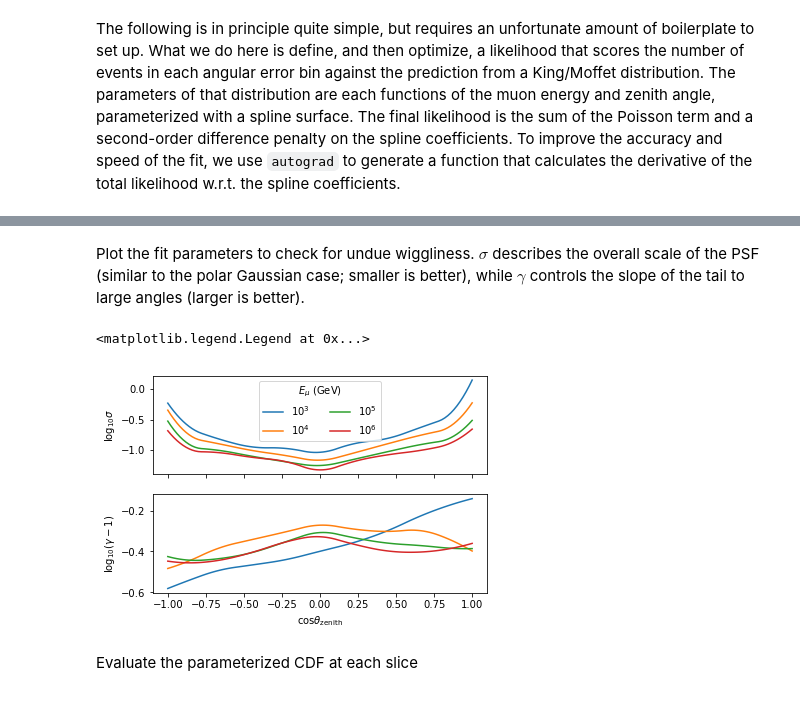
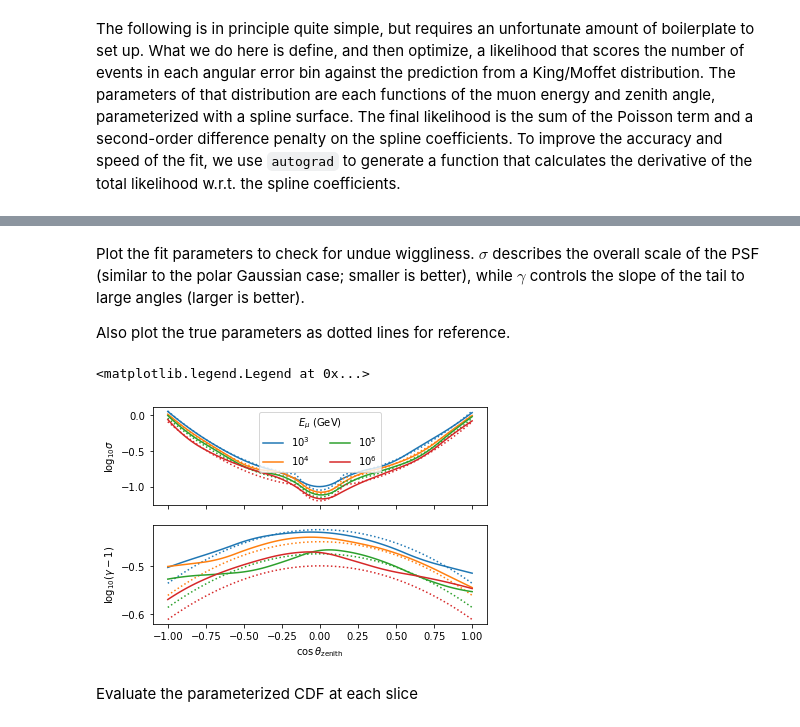
Before and after one commit to icecube/toise, a Jupyter notebook: notebooks/data preparation/PSF fitting.ipynb, the cells around one changed output, grey strips where cells are left out. Cells and saved outputs as stored; diff of their text form; code cells hidden in the pictures.

Commit message:
Add dummy dataset for PSF fitting

```diff
--- a/notebooks/data preparation/PSF fitting.ipynb
+++ b/notebooks/data preparation/PSF fitting.ipynb
@@ -21,0 +78,3 @@ Load a event properties from an HDF5 file
+# %%
+dataset = DummyDataset()
+dats = dataset.sample(size=100000)
@@ -60,5 +123,3 @@ def load_dataset(hdf_fname):
-# %%
-dats = load_dataset('/Users/jakob/Documents/IceCube/metaprojects/icerec-lite/build/ErrorEstimator_GEN2.hdf5')
 # %% [markdown]
 Get a feeling for the range of energies and zenith angles we're dealing with
 # %%
@@ -269,20 +332,29 @@ splines = fit_psf(bins, counts, smooth=1)
 # %% [markdown]
 Plot the fit parameters to check for undue wiggliness. $\sigma$ describes the overall scale of the PSF (similar to the polar Gaussian case; smaller is better), while $\gamma$ controls the slope of the tail to large angles (larger is better).
+
+Also plot the true parameters as dotted lines for reference.
 # %%
 x = np.linspace(-1, 1, 101)
 fig, axes = plt.subplots(2,1, sharex=True)
-for i in range(2):
-    spl = splines[i]
-    for loge in 3, 4, 5, 6:
+for loge in 3, 4, 5, 6:
+    sigma, gamma = dataset.king_params(10**loge, x)
+    for i in range(2):
+        spl = splines[i]
         basis = splinebasis([[loge], x], spl['knots'], spl['order'])
-        axes.flat[i].plot(x, grideval(basis, spl['coefficients']).T, label='$10^{{{:.0f}}}$'.format(loge))
+        line = axes.flat[i].plot(x, grideval(basis, spl['coefficients']).T, label='$10^{{{:.0f}}}$'.format(loge))[0]
+        if i == 0:
+            axes.flat[i].plot(x, np.log10(sigma), color=line.get_color(), ls=':')
+        if i == 1:
+            axes.flat[i].plot(x, np.log10(gamma-1), color=line.get_color(), ls=':')
+
+
 axes.flat[1].set_xlabel(r'$\cos\theta_{\rm zenith}$')
 axes.flat[1].set_ylabel(r'$\log_{10}(\gamma-1)$')
 axes.flat[0].set_ylabel(r'$\log_{10}\sigma$')
 axes.flat[0].legend(title=r'$E_{\mu}$ (GeV)', ncol=2)
 # %% [output]
 <matplotlib.legend.Legend at 0x...>
-[figure, old version]
+[figure, new version]
 # %% [markdown]
 Evaluate the parameterized CDF at each slice
 # %%
```
Also changed, not shown: parts of 17 cells of this notebook.
